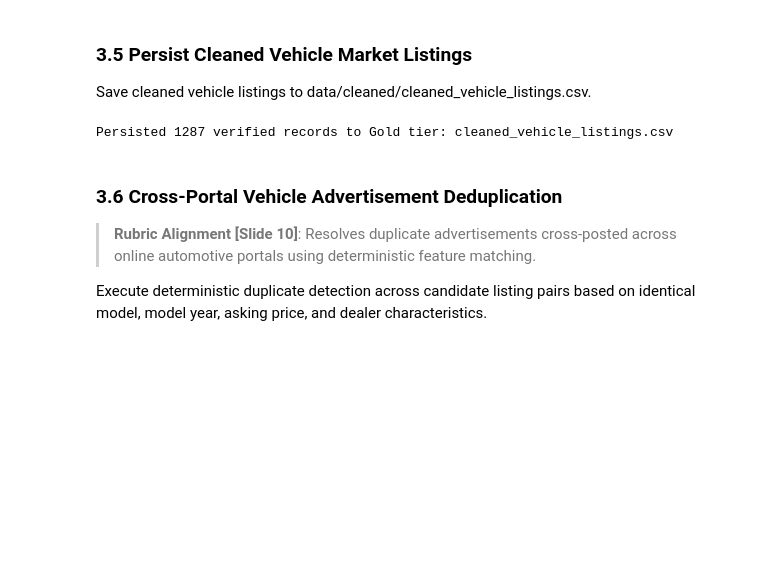
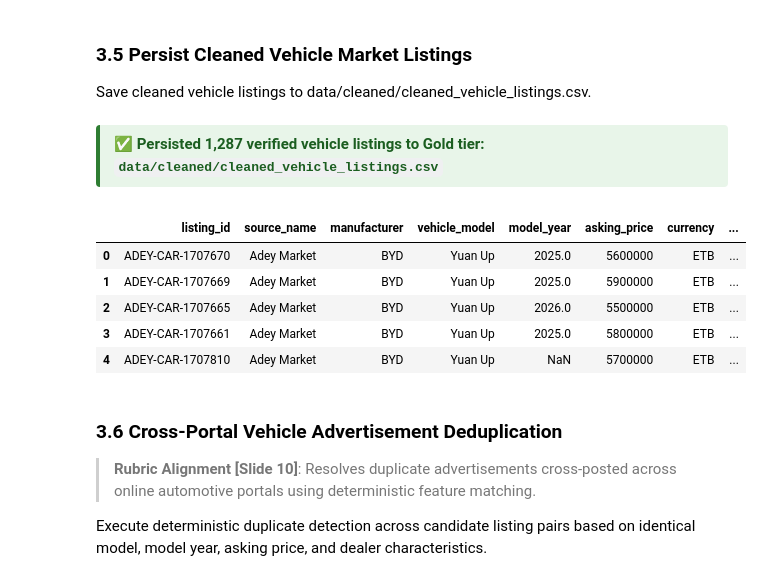
Before and after one commit to EstarCode/ev-spare-parts-prioritization, a Jupyter notebook: notebooks/Abraham_Amogne_EV_Spare_Parts_Prioritization.ipynb, the cells around one changed output. Drawn from its saved outputs; the diff is of its cells as text; code cells hidden in the pictures; blank space fills up the shorter version.

```diff
--- a/notebooks/Abraham_Amogne_EV_Spare_Parts_Prioritization.ipynb
+++ b/notebooks/Abraham_Amogne_EV_Spare_Parts_Prioritization.ipynb
@@ -391,12 +399,21 @@ display(clean_validation)
 # %% [markdown]
 ### 3.5 Persist Cleaned Vehicle Market Listings
 Save cleaned vehicle listings to data/cleaned/cleaned_vehicle_listings.csv.
-# %%
-cleaned_listings_path = CLEANED_DIR / "cleaned_vehicle_listings.csv"
-df_cleaned_listings.to_csv(cleaned_listings_path, index=False, encoding="utf-8")
-print(f"Persisted {len(df_cleaned_listings)} verified records to Gold tier: {cleaned_listings_path.name}")
-# %% [output]
-Persisted 1287 verified records to Gold tier: cleaned_vehicle_listings.csv
+# %%
+cleaned_listings_path = CLEANED_DIR / "cleaned_vehicle_listings.csv"
+df_cleaned_listings.to_csv(cleaned_listings_path, index=False, encoding="utf-8")
+
+preview_cols = ["listing_id", "source_name", "manufacturer", "vehicle_model", "model_year", "asking_price", "currency", "seller_location"]
+display(HTML(f"<div style='padding:8px 14px; background:#e8f5e9; border-left:4px solid #2e7d32; border-radius:4px; margin-bottom:10px; font-weight:bold; color:#1b5e20;'>✅ Persisted {len(df_cleaned_listings):,} verified vehicle listings to Gold tier: <code>data/cleaned/cleaned_vehicle_listings.csv</code></div>"))
+display(df_cleaned_listings[preview_cols].head(5))
+# %% [output]
+✅ Persisted 1,287 verified vehicle listings to Gold tier: data/cleaned/cleaned_vehicle_listings.csv
+|  | listing_id | source_name | manufacturer | vehicle_model | model_year | asking_price | currency | ... |
+| 0 | ADEY-CAR-1707670 | Adey Market | BYD | Yuan Up | 2025.0 | 5600000 | ETB | ... |
+| 1 | ADEY-CAR-1707669 | Adey Market | BYD | Yuan Up | 2025.0 | 5900000 | ETB | ... |
+| 2 | ADEY-CAR-1707665 | Adey Market | BYD | Yuan Up | 2026.0 | 5500000 | ETB | ... |
+| 3 | ADEY-CAR-1707661 | Adey Market | BYD | Yuan Up | 2025.0 | 5800000 | ETB | ... |
+| 4 | ADEY-CAR-1707810 | Adey Market | BYD | Yuan Up | NaN | 5700000 | ETB | ... |
 # %% [markdown]
 ### 3.6 Cross-Portal Vehicle Advertisement Deduplication
 > **Rubric Alignment [Slide 10]**: Resolves duplicate advertisements cross-posted across online automotive portals using deterministic feature matching.
```
Also changed, not shown: parts of 10 cells of this notebook.
